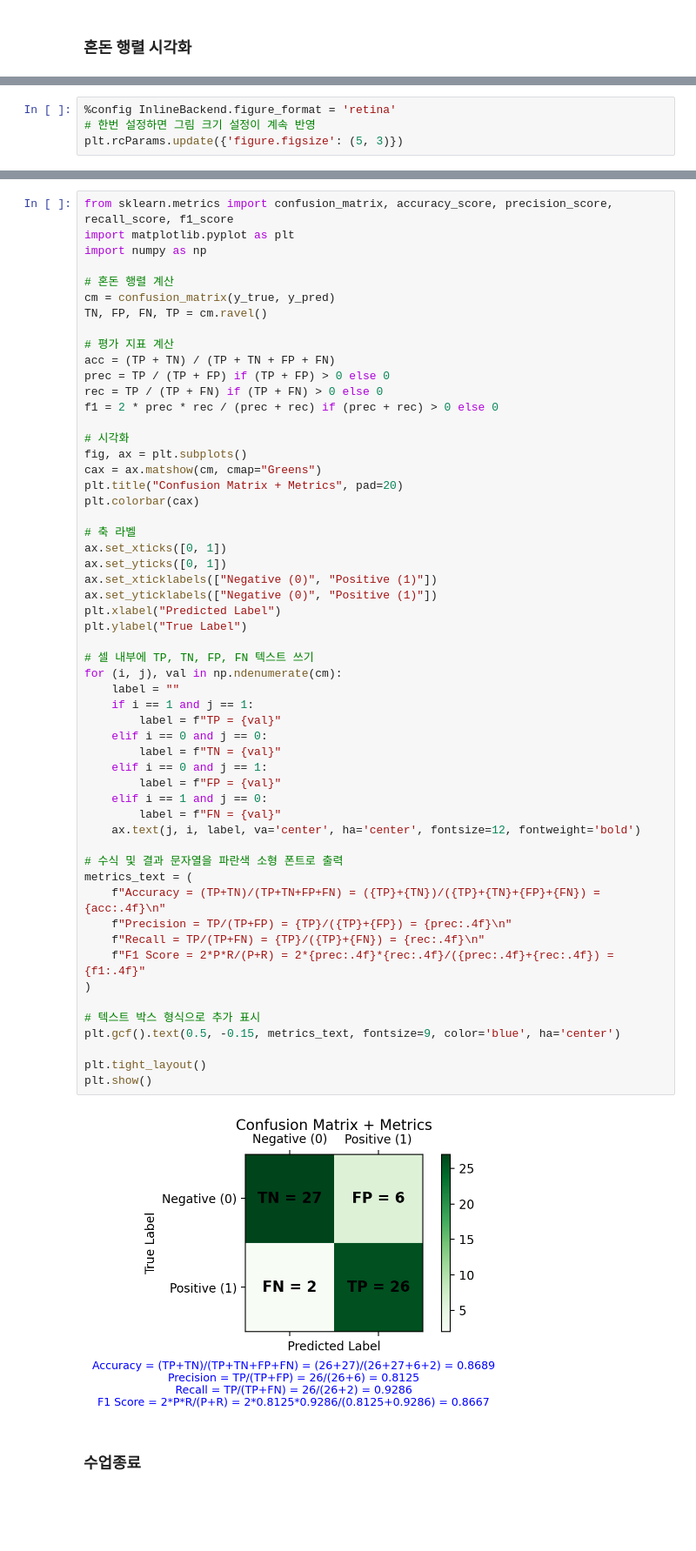
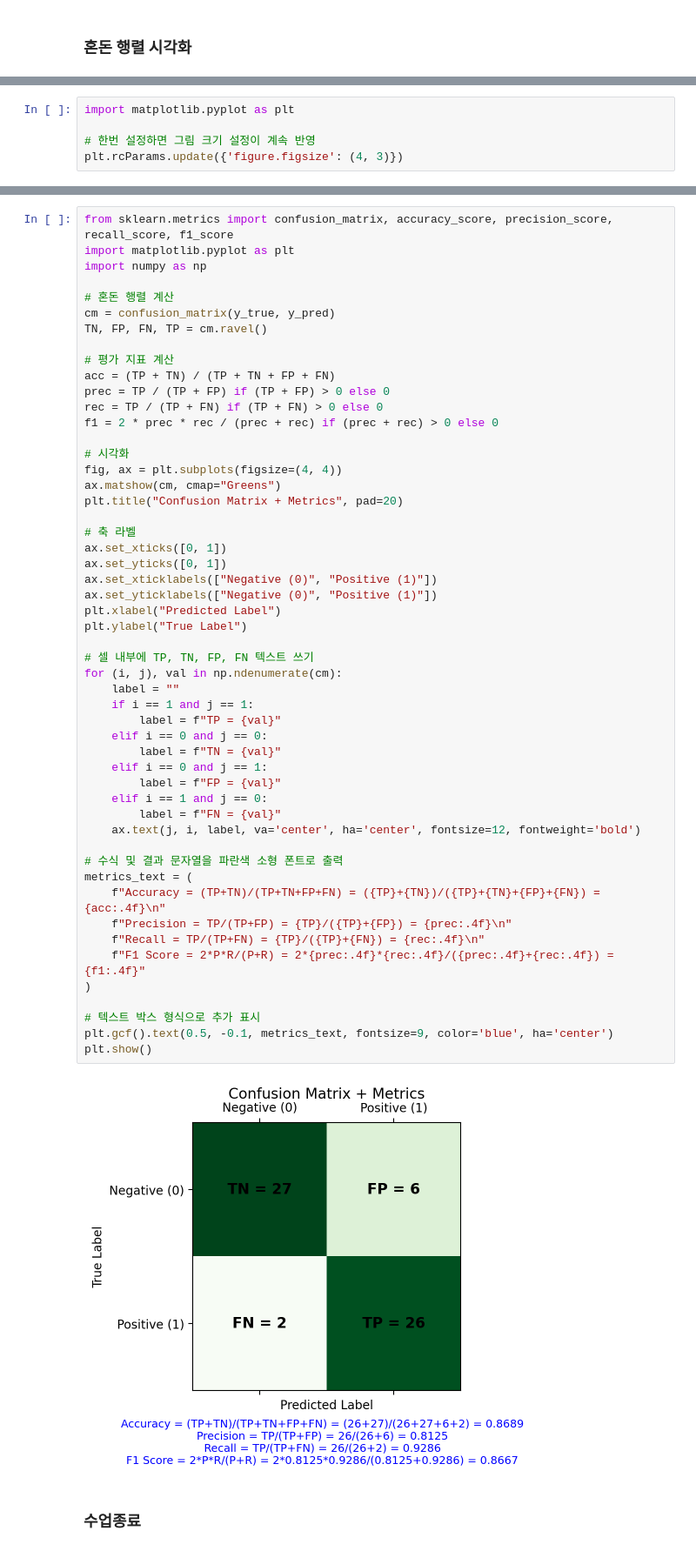
Before and after one commit to ai7dnn/PyTorch-DL, a Jupyter notebook: code/PT05.ipynb, the cells around one changed output, grey strips where cells are left out. Shown at 87% size. Saved outputs shown, nothing was run; the diff lists cells and outputs as text; blank space fills up the shorter version.

```diff
--- a/code/PT05.ipynb
+++ b/code/PT05.ipynb
@@ -145,7 +147,8 @@ F1 Score : 0.8667
 # %%
-%config InlineBackend.figure_format = 'retina'
+import matplotlib.pyplot as plt
+
 # 한번 설정하면 그림 크기 설정이 계속 반영
-plt.rcParams.update({'figure.figsize': (5, 3)})
+plt.rcParams.update({'figure.figsize': (4, 3)})
 # %%
 from sklearn.metrics import confusion_matrix, ConfusionMatrixDisplay
 import matplotlib.pyplot as plt
@@ -195,47 +197,44 @@ rec = TP / (TP + FN) if (TP + FN) > 0 else 0
 f1 = 2 * prec * rec / (prec + rec) if (prec + rec) > 0 else 0
 
 # 시각화
-fig, ax = plt.subplots()
-cax = ax.matshow(cm, cmap="Greens")
+fig, ax = plt.subplots(figsize=(4, 4))
+ax.matshow(cm, cmap="Greens")
 plt.title("Confusion Matrix + Metrics", pad=20)
-plt.colorbar(cax)
 
 # 축 라벨
 ax.set_xticks([0, 1])
 ax.set_yticks([0, 1])
 ax.set_xticklabels(["Negative (0)", "Positive (1)"])
 ax.set_yticklabels(["Negative (0)", "Positive (1)"])
 plt.xlabel("Predicted Label")
 plt.ylabel("True Label")
 
 # 셀 내부에 TP, TN, FP, FN 텍스트 쓰기
 for (i, j), val in np.ndenumerate(cm):
     label = ""
     if i == 1 and j == 1:
         label = f"TP = {val}"
     elif i == 0 and j == 0:
         label = f"TN = {val}"
     elif i == 0 and j == 1:
         label = f"FP = {val}"
     elif i == 1 and j == 0:
         label = f"FN = {val}"
     ax.text(j, i, label, va='center', ha='center', fontsize=12, fontweight='bold')
 
 # 수식 및 결과 문자열을 파란색 소형 폰트로 출력
 metrics_text = (
     f"Accuracy = (TP+TN)/(TP+TN+FP+FN) = ({TP}+{TN})/({TP}+{TN}+{FP}+{FN}) = {acc:.4f}\n"
     f"Precision = TP/(TP+FP) = {TP}/({TP}+{FP}) = {prec:.4f}\n"
     f"Recall = TP/(TP+FN) = {TP}/({TP}+{FN}) = {rec:.4f}\n"
     f"F1 Score = 2*P*R/(P+R) = 2*{prec:.4f}*{rec:.4f}/({prec:.4f}+{rec:.4f}) = {f1:.4f}"
 )
 
 # 텍스트 박스 형식으로 추가 표시
-plt.gcf().text(0.5, -0.15, metrics_text, fontsize=9, color='blue', ha='center')
-
-plt.tight_layout()
+plt.gcf().text(0.5, -0.1, metrics_text, fontsize=9, color='blue', ha='center')
 plt.show()
 # %% [output]
-[figure, old version]
+[figure, new version]
 # %% [markdown]
 ### 수업종료
 # %% [markdown]
```
Also changed, not shown: parts of 5 cells of this notebook.
